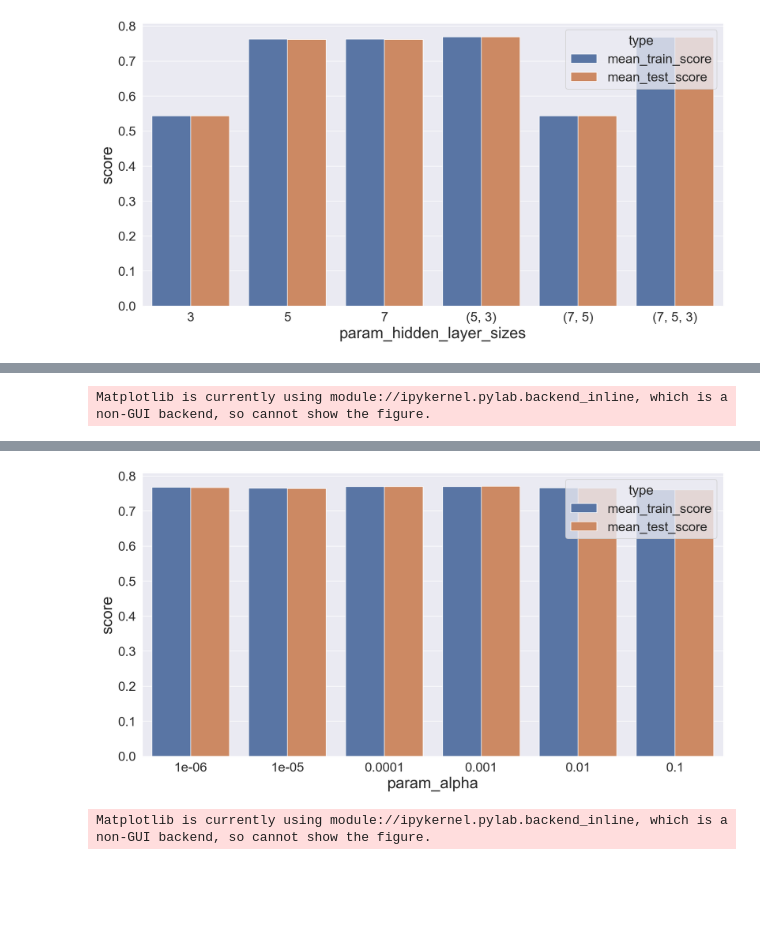
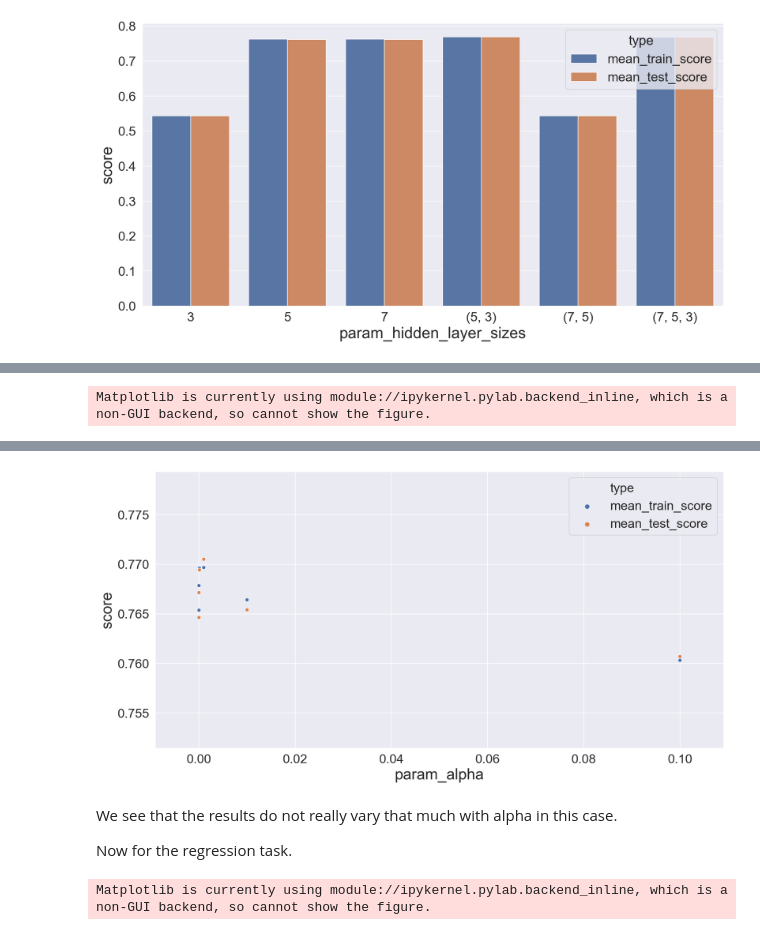
Before and after one commit to materialsvirtuallab/nano281, a Jupyter notebook: lectures/notebooks/Lecture 09 - Neural Networks.ipynb, the cells around one changed output, grey strips where cells are left out. Drawn from its saved outputs; the diff is of its cells as text; code cells hidden in the pictures; blank space fills up the shorter version.

```diff
--- a/lectures/notebooks/Lecture 09 - Neural Networks.ipynb
+++ b/lectures/notebooks/Lecture 09 - Neural Networks.ipynb
@@ -74,7 +74,7 @@ y_reg = data["band_gap"]
 # %% [markdown]
 Before we proceed further, let us write up some reusable methods to standardize the analysis of different ML models. Copy and pasting code is fine for earlier demos to reiterate the API of scikit-learn, but it is very bad programming practice. By this stage of the course, we want to do things better.
 # %%
-def plot_grid_search_results(gs, ylim=None):
+def plot_grid_search_results(gs, plot_type='bar', ylim=None):
     """
     Plots the results of GridSearchCV.
     """
@@ -88,7 +88,10 @@ def plot_grid_search_results(gs, ylim=None):
     results = results.melt(id_vars=[x], value_vars=['mean_train_score', 'mean_test_score'],
         var_name="type", value_name='score')
     fig, ax = plt.subplots(figsize=(16, 8))
-    ax = sns.barplot(x=x, y="score", hue='type', data=results)
+    if plot_type == "bar":
+        ax = sns.barplot(x=x, y="score", hue='type', data=results)
+    else:
+        ax = sns.scatterplot(x=x, y="score", hue='type', data=results)
     plt.xlabel(x)
     if ylim:
         plt.ylim(ylim)
@@ -148,21 +157,25 @@ Matplotlib is currently using module://ipykernel.pylab.backend_inline, which is
 # %%
 nn = MLPClassifier(hidden_layer_sizes=(5, 3), random_state=1, learning_rate_init=0.01)
 gs = GridSearchCV(
     nn,
     param_grid={"alpha": np.logspace(-6, -1, 6)},
     return_train_score=True,
     scoring="accuracy",
     cv=kfold
 )
 gs.fit(x, y_class)
-plot_grid_search_results(gs).show()
+plot_grid_search_results(gs, plot_type='scatter').show()
 fig = plotly_grid_search_results(gs, plot_type='scatter')
 fig.update_yaxes(title_text='accuracy')
 fig.update_xaxes(type="log")
 # %% [output]
 Matplotlib is currently using module://ipykernel.pylab.backend_inline, which is a non-GUI backend, so cannot show the figure.
 [interactive output not drawn]
-[figure, old version]
+[figure, new version]
+# %% [markdown]
+We see that the results do not really vary that much with alpha in this case.
+
+Now for the regression task.
 # %%
 nn = MLPRegressor(alpha=1e-4, random_state=1, learning_rate_init=0.01)
 gs = GridSearchCV(
```
Also changed, not shown: parts of 8 cells of this notebook, 2 other files.
